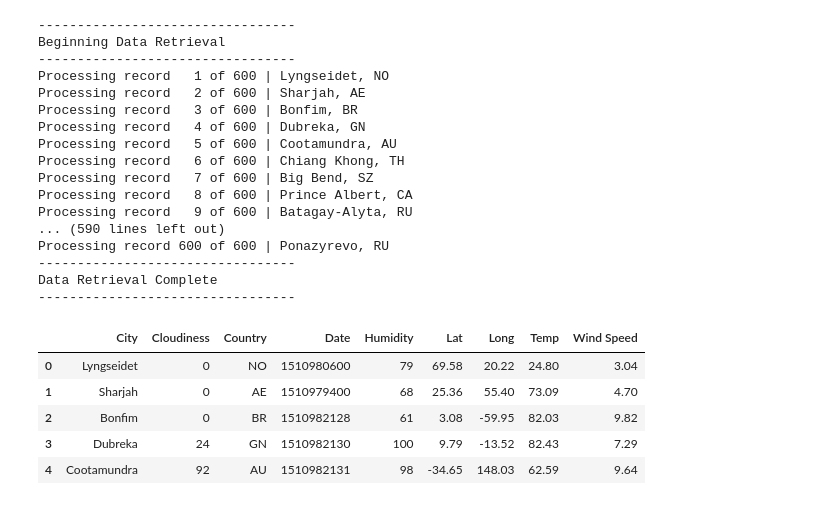
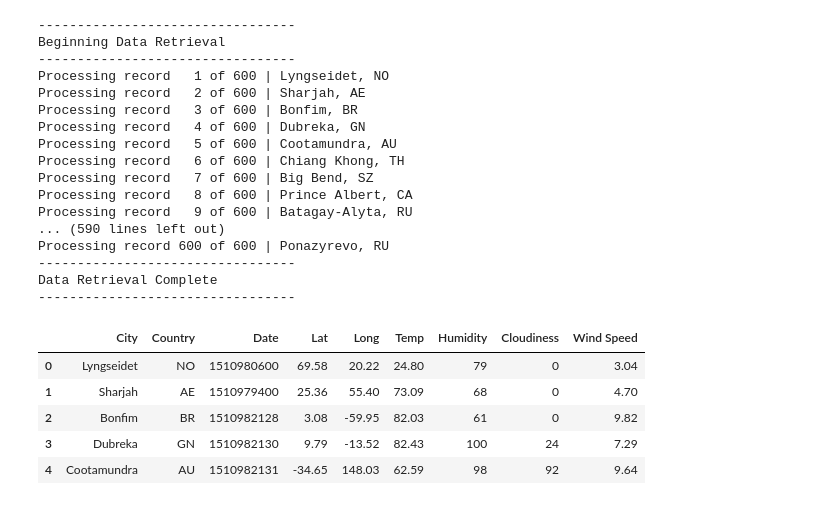
Before and after one commit to txstu09/weatherpy, a Jupyter notebook: WeatherPy.ipynb, the cells around one changed output. Drawn from its saved outputs; the diff is of its cells as text; code cells hidden in the pictures.

Commit message:
Save dataframe to csv

```diff
--- a/WeatherPy.ipynb
+++ b/WeatherPy.ipynb
@@ -146,13 +146,17 @@ for city in data:
                            'Cloudiness':clouds,
                            'Wind Speed':wind})
 city_data_df = pd.DataFrame(weather_values)
-# %%
-#Display city weather dataframe
-city_data_df.head()
-# %% [output]
-|  | City | Cloudiness | Country | Date | Humidity | Lat | Long | Temp | Wind Speed |
-| 0 | Lyngseidet | 0 | NO | 1510980600 | 79 | 69.58 | 20.22 | 24.80 | 3.04 |
-| 1 | Sharjah | 0 | AE | 1510979400 | 68 | 25.36 | 55.40 | 73.09 | 4.70 |
-| 2 | Bonfim | 0 | BR | 1510982128 | 61 | 3.08 | -59.95 | 82.03 | 9.82 |
-| 3 | Dubreka | 24 | GN | 1510982130 | 100 | 9.79 | -13.52 | 82.43 | 7.29 |
-| 4 | Cootamundra | 92 | AU | 1510982131 | 98 | -34.65 | 148.03 | 62.59 | 9.64 |
+# %%
+#Save dataframe to CSV
+city_data_df = city_data_df[['City','Country','Date','Lat','Long','Temp','Humidity','Cloudiness','Wind Speed']]
+city_data_df.to_csv('city_weather.csv',index=False)
+
+#Display city weather dataframe
+city_data_df.head()
+# %% [output]
+|  | City | Country | Date | Lat | Long | Temp | Humidity | Cloudiness | Wind Speed |
+| 0 | Lyngseidet | NO | 1510980600 | 69.58 | 20.22 | 24.80 | 79 | 0 | 3.04 |
+| 1 | Sharjah | AE | 1510979400 | 25.36 | 55.40 | 73.09 | 68 | 0 | 4.70 |
+| 2 | Bonfim | BR | 1510982128 | 3.08 | -59.95 | 82.03 | 61 | 0 | 9.82 |
+| 3 | Dubreka | GN | 1510982130 | 9.79 | -13.52 | 82.43 | 100 | 24 | 7.29 |
+| 4 | Cootamundra | AU | 1510982131 | -34.65 | 148.03 | 62.59 | 98 | 92 | 9.64 |
```
Also changed, not shown: 1 other file.
